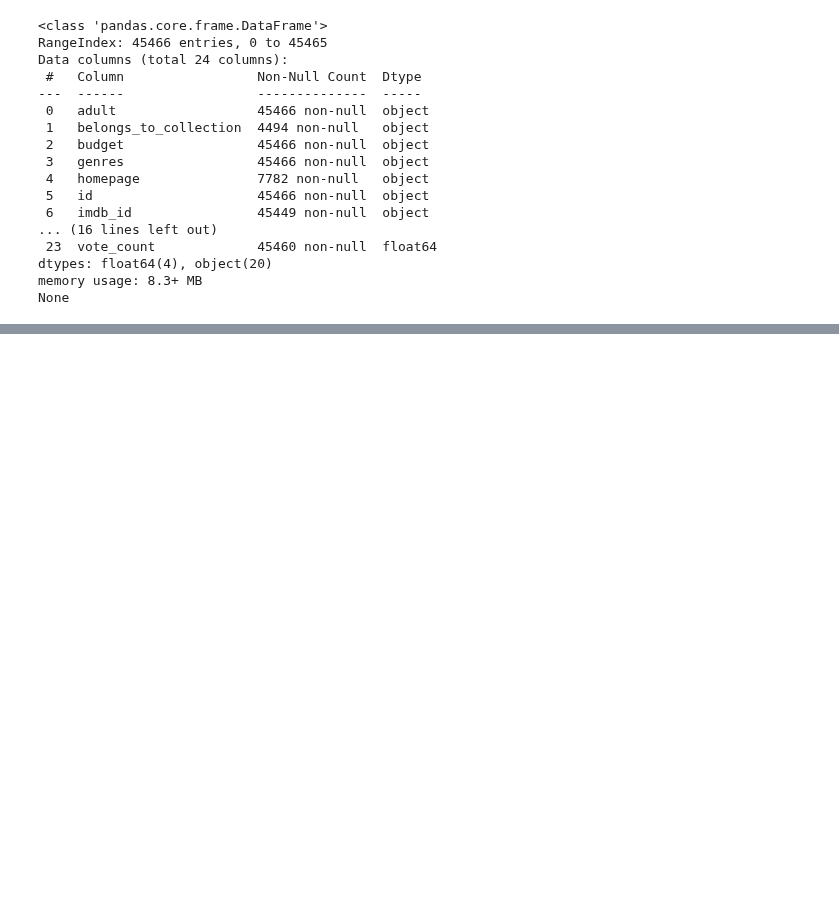
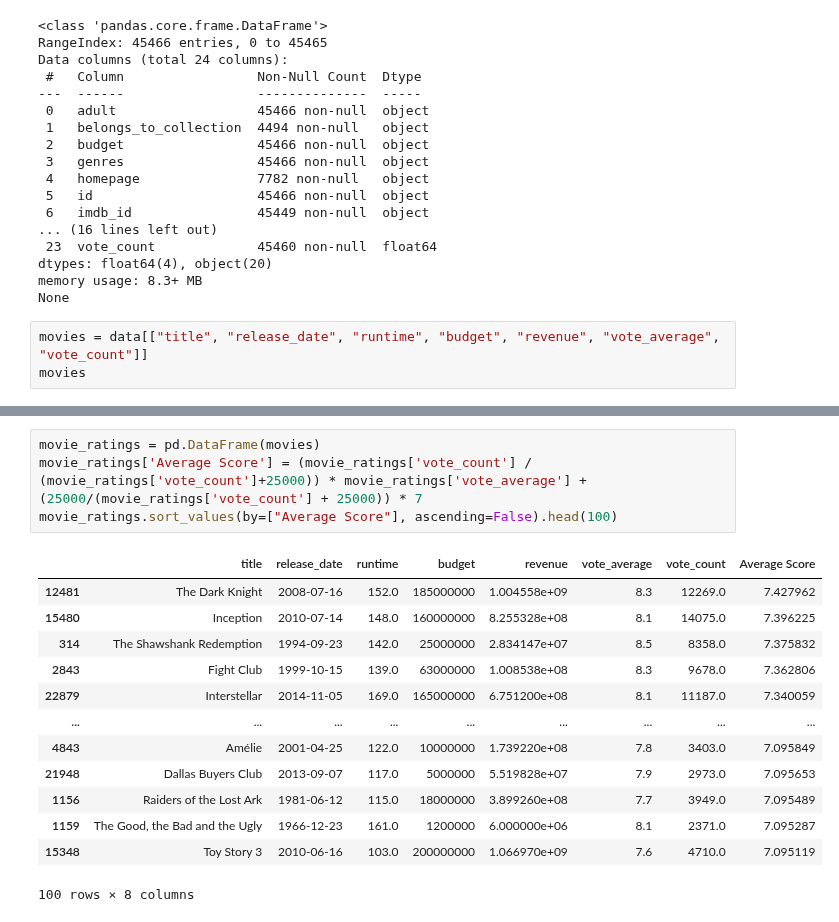
Before and after one commit to Klus3kk/datascience, a Jupyter notebook: Movie-Ratings/main.ipynb, the cells around one changed output, grey strips where cells are left out. Cells and saved outputs as stored; diff of their text form; blank space fills up the shorter version.

Commit message:
Movie Ratings

```diff
--- a/Movie-Ratings/main.ipynb
+++ b/Movie-Ratings/main.ipynb
@@ -52,3 +52,6 @@ Data columns (total 24 columns):
 dtypes: float64(4), object(20)
 memory usage: 8.3+ MB
 None
+# %%
+movies = data[["title", "release_date", "runtime", "budget", "revenue", "vote_average", "vote_count"]]
+movies
@@ -54,0 +88,18 @@ None
+# %%
+movie_ratings = pd.DataFrame(movies)
+movie_ratings['Average Score'] = (movie_ratings['vote_count'] / (movie_ratings['vote_count']+25000)) * movie_ratings['vote_average'] + (25000/(movie_ratings['vote_count'] + 25000)) * 7
+movie_ratings.sort_values(by=["Average Score"], ascending=False).head(100)
+# %% [output]
+|  | title | release_date | runtime | budget | revenue | vote_average | vote_count | Average Score |
+| 12481 | The Dark Knight | 2008-07-16 | 152.0 | 185000000 | 1.004558e+09 | 8.3 | 12269.0 | 7.427962 |
+| 15480 | Inception | 2010-07-14 | 148.0 | 160000000 | 8.255328e+08 | 8.1 | 14075.0 | 7.396225 |
+| 314 | The Shawshank Redemption | 1994-09-23 | 142.0 | 25000000 | 2.834147e+07 | 8.5 | 8358.0 | 7.375832 |
+| 2843 | Fight Club | 1999-10-15 | 139.0 | 63000000 | 1.008538e+08 | 8.3 | 9678.0 | 7.362806 |
+| 22879 | Interstellar | 2014-11-05 | 169.0 | 165000000 | 6.751200e+08 | 8.1 | 11187.0 | 7.340059 |
+| ... | ... | ... | ... | ... | ... | ... | ... | ... |
+| 4843 | Amélie | 2001-04-25 | 122.0 | 10000000 | 1.739220e+08 | 7.8 | 3403.0 | 7.095849 |
+| 21948 | Dallas Buyers Club | 2013-09-07 | 117.0 | 5000000 | 5.519828e+07 | 7.9 | 2973.0 | 7.095653 |
+| 1156 | Raiders of the Lost Ark | 1981-06-12 | 115.0 | 18000000 | 3.899260e+08 | 7.7 | 3949.0 | 7.095489 |
+| 1159 | The Good, the Bad and the Ugly | 1966-12-23 | 161.0 | 1200000 | 6.000000e+06 | 8.1 | 2371.0 | 7.095287 |
+| 15348 | Toy Story 3 | 2010-06-16 | 103.0 | 200000000 | 1.066970e+09 | 7.6 | 4710.0 | 7.095119 |
+100 rows × 8 columns
```
Also changed, not shown: parts of 2 cells of this notebook.
